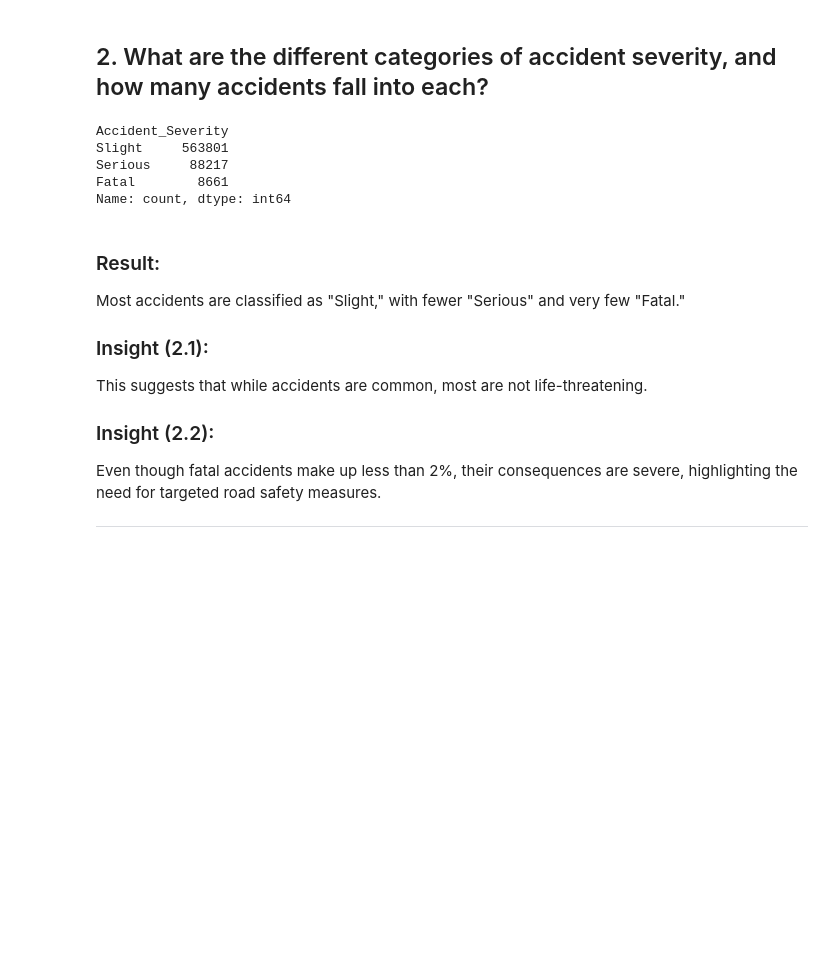
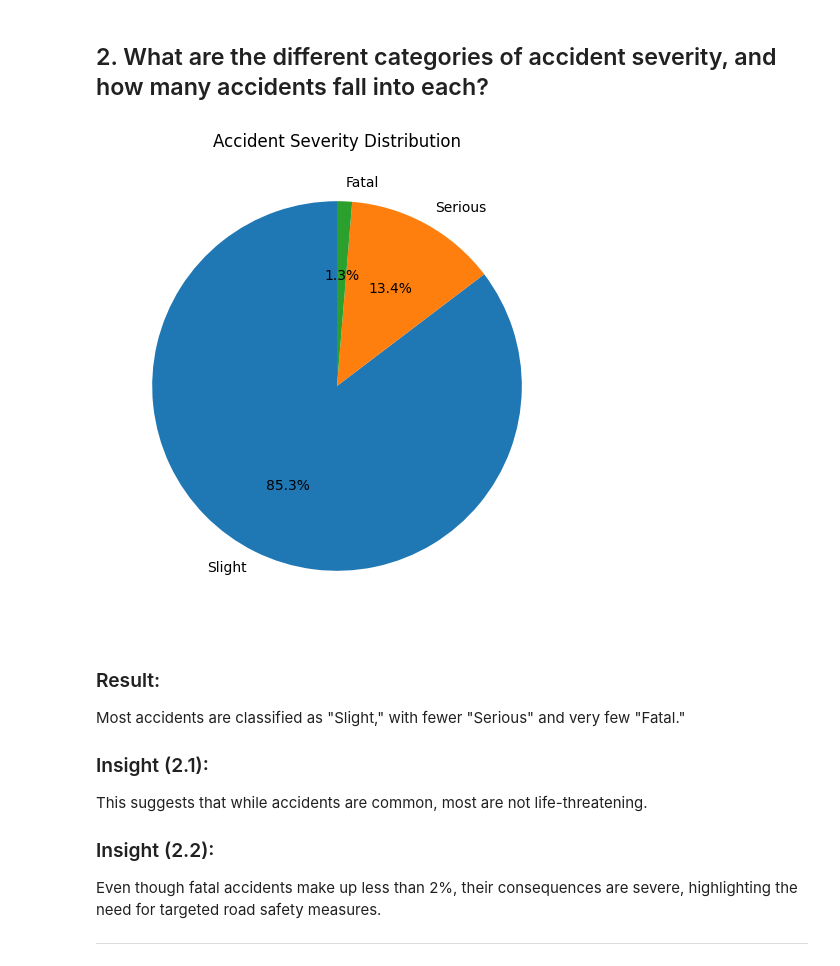
Before and after one commit to Kienny043/ELEC303-DataAnalytics, a Jupyter notebook: Activity2.ipynb, the cells around one changed output. Cells and saved outputs as stored; diff of their text form; code cells hidden in the pictures; blank space fills up the shorter version.

```diff
--- a/Activity2.ipynb
+++ b/Activity2.ipynb
@@ -225,13 +230,13 @@ len(uk_accidents)
 # %% [markdown]
 <h2>2. What are the different categories of accident severity, and how many accidents fall into each?</h2>
 # %%
-uk_accidents["Accident_Severity"].value_counts()
+severity_counts = uk_accidents["Accident_Severity"].value_counts()
+plt.figure(figsize=(6,6))
+plt.pie(severity_counts, labels=severity_counts.index, autopct='%1.1f%%', startangle=90)
+plt.title("Accident Severity Distribution")
+plt.show()
 # %% [output]
-Accident_Severity
-Slight     563801
-Serious     88217
-Fatal        8661
-Name: count, dtype: int64
+[figure, added]
 # %% [markdown]
 <h3>Result:</h3> Most accidents are classified as "Slight," with fewer "Serious" and very few "Fatal."
 <h3>Insight (2.1):</h3> This suggests that while accidents are common, most are not life-threatening.
```
Also changed, not shown: parts of 24 cells of this notebook.
